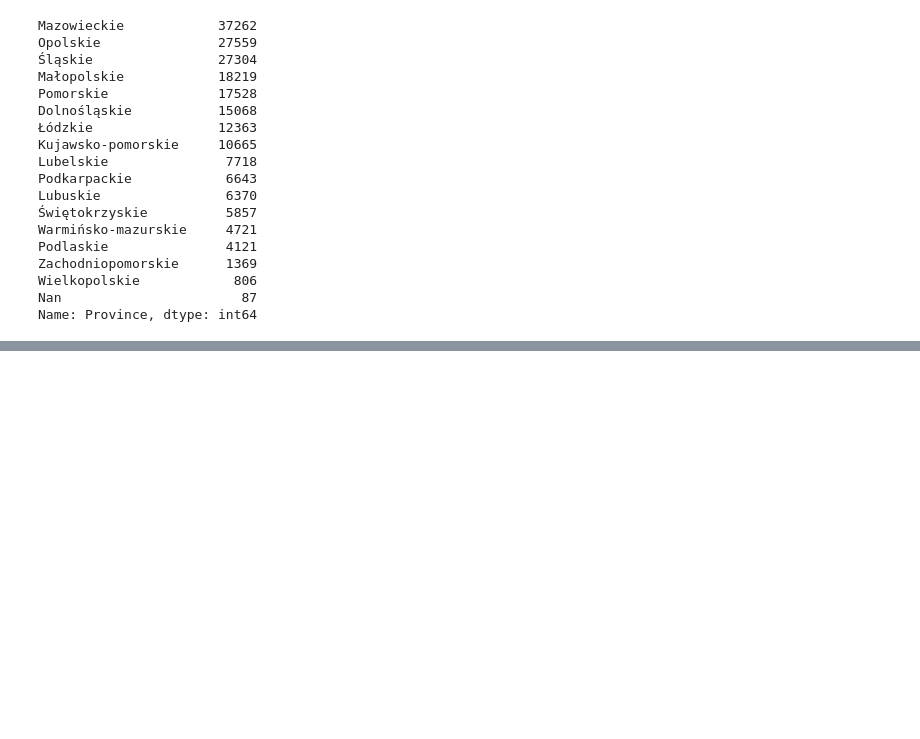
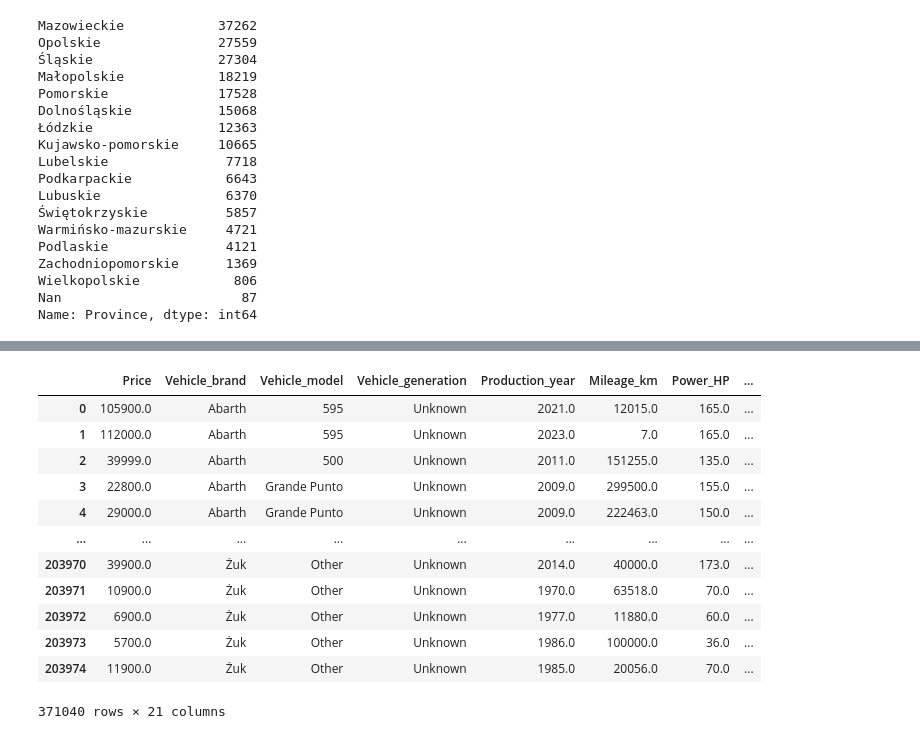
Before and after one commit to KacperChmura1/Engineer-s, a Jupyter notebook: DataIntegration.ipynb, the cells around one changed output, grey strips where cells are left out. Drawn from its saved outputs; the diff is of its cells as text; code cells hidden in the pictures; blank space fills up the shorter version.

Commit message:
Concat df2 and df3 to 371040 x 21 dataframe

```diff
--- a/DataIntegration.ipynb
+++ b/DataIntegration.ipynb
@@ -739,7 +739,7 @@ df2.columns = ['Offer_location', 'Vehicle_brand', 'Vehicle_model', 'Vehicle_gene
        'Fuel_type', 'Power_HP', 'Transmission', 'Drive',
        'Combustion_city', 'Type', 'Doors_number', 'Seats',
        'Colour', 'Colour_type', 'Upholstery', 'Rims', 'Cruise',
-       'Lamps_Bi-ksenons', 'Air_condtion', 'Price_pln', 'Origin_country',
+       'Lamps_Bi-ksenons', 'Air_condtion', 'Price', 'Origin_country',
        'Vintage', 'Tuning', 'Individual/company', 'Condition',
        'Accident-free', 'Damaged', 'Funding_opportunity',
        'First_owner', 'City', 'Province', 'Date',
@@ -747,7 +747,7 @@ df2.columns = ['Offer_location', 'Vehicle_brand', 'Vehicle_model', 'Vehicle_gene
 # %% [markdown]
 ## Extracting the same columns from both data frames
 # %%
-common_columns = ['Vehicle_brand', 'Vehicle_model', 'Vehicle_generation','Production_year','Mileage_km', 'Power_HP', 'Displacement_cm3','Fuel_type', 'Drive',
+common_columns = ['Price', 'Vehicle_brand', 'Vehicle_model', 'Vehicle_generation','Production_year','Mileage_km', 'Power_HP', 'Displacement_cm3','Fuel_type', 'Drive',
        'Transmission', 'Type', 'Doors_number', 'Colour', 'Origin_country',
        'First_owner', 'Offer_location',
        'Province', 'City', 'Month', 'Day', 'Year']
@@ -1270,0 +1264,2 @@ Name: Province, dtype: int64
+# %%
+df3_to_concat["Vehicle_generation"].replace('Brak danych', 'Unknown', inplace=True)
@@ -1270,0 +1271,2 @@ Name: Province, dtype: int64
+# %%
+main_df = pd.concat([df2_to_concat, df3_to_concat], axis = 0)
@@ -1270,0 +1288,16 @@ Name: Province, dtype: int64
+# %%
+main_df
+# %% [output]
+|  | Price | Vehicle_brand | Vehicle_model | Vehicle_generation | Production_year | Mileage_km | Power_HP | ... |
+| 0 | 105900.0 | Abarth | 595 | Unknown | 2021.0 | 12015.0 | 165.0 | ... |
+| 1 | 112000.0 | Abarth | 595 | Unknown | 2023.0 | 7.0 | 165.0 | ... |
+| 2 | 39999.0 | Abarth | 500 | Unknown | 2011.0 | 151255.0 | 135.0 | ... |
+| 3 | 22800.0 | Abarth | Grande Punto | Unknown | 2009.0 | 299500.0 | 155.0 | ... |
+| 4 | 29000.0 | Abarth | Grande Punto | Unknown | 2009.0 | 222463.0 | 150.0 | ... |
+| ... | ... | ... | ... | ... | ... | ... | ... | ... |
+| 203970 | 39900.0 | Żuk | Other | Unknown | 2014.0 | 40000.0 | 173.0 | ... |
+| 203971 | 10900.0 | Żuk | Other | Unknown | 1970.0 | 63518.0 | 70.0 | ... |
+| 203972 | 6900.0 | Żuk | Other | Unknown | 1977.0 | 11880.0 | 60.0 | ... |
+| 203973 | 5700.0 | Żuk | Other | Unknown | 1986.0 | 100000.0 | 36.0 | ... |
+| 203974 | 11900.0 | Żuk | Other | Unknown | 1985.0 | 20056.0 | 70.0 | ... |
+371040 rows × 21 columns
```
Also changed, not shown: parts of 8 cells of this notebook.
